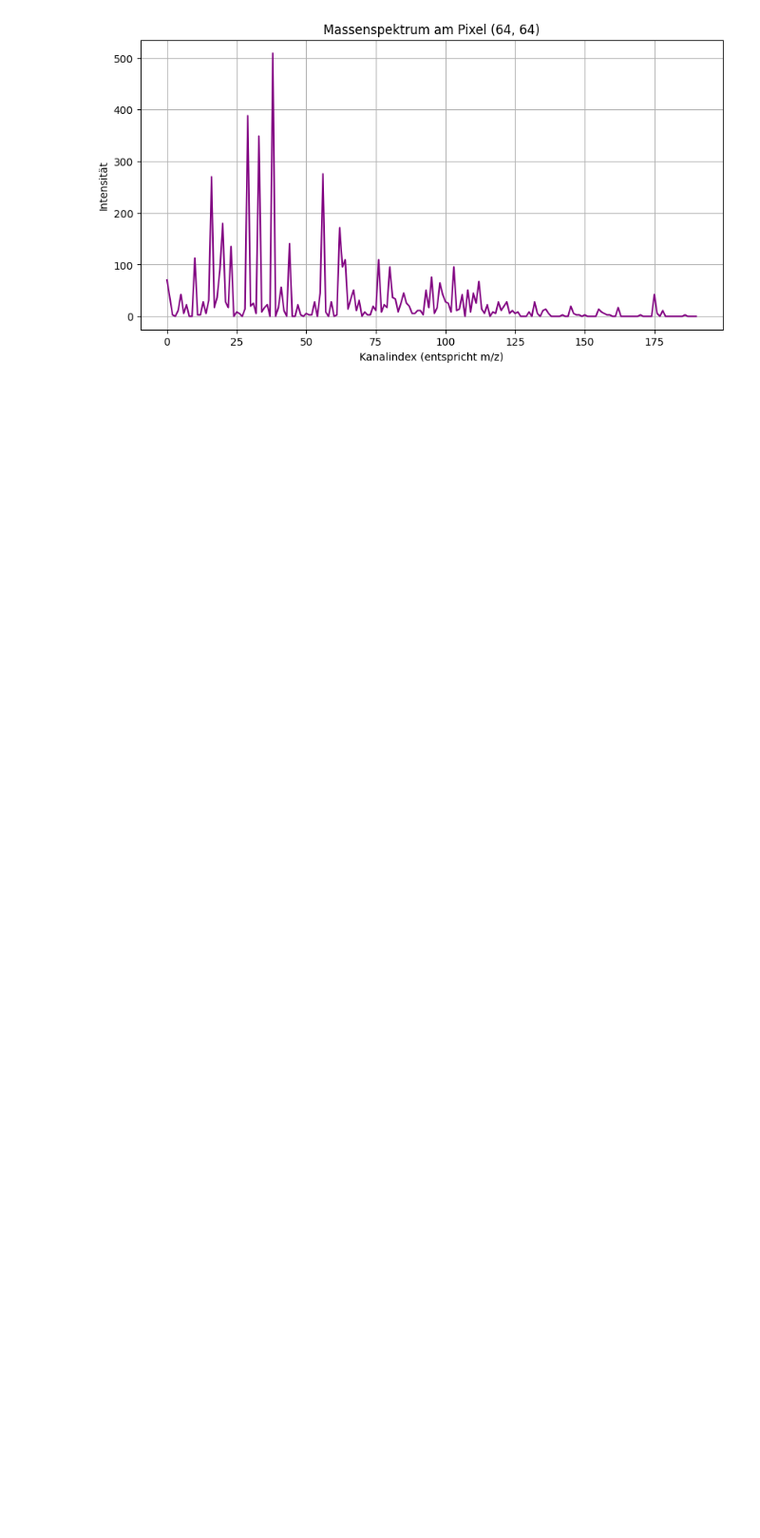
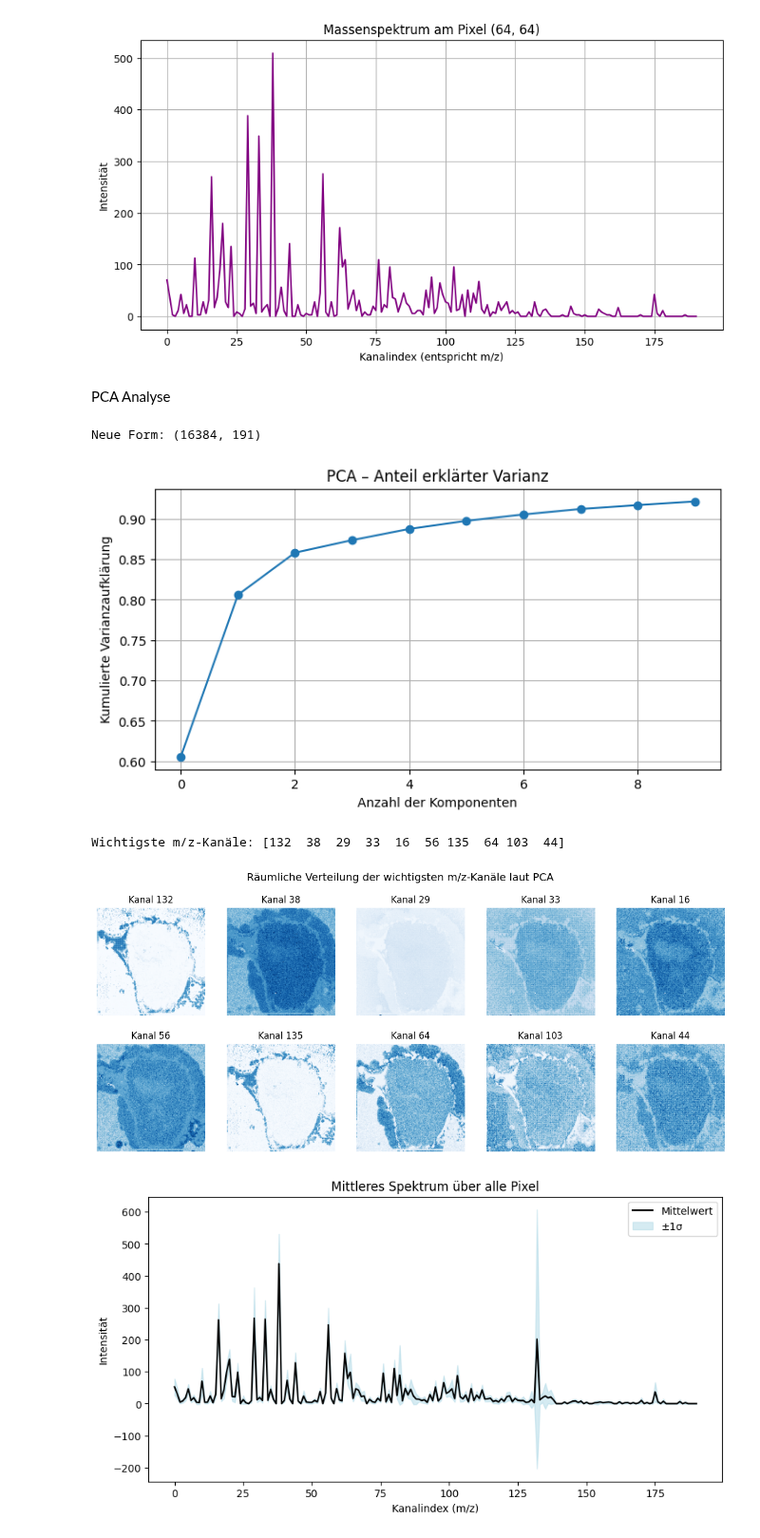
Before and after one commit to janphr03/MassSpectrometryImaging, a Jupyter notebook: Main.ipynb, the cells around one changed output. Shown at 95% size. Saved outputs shown, nothing was run; the diff lists cells and outputs as text; code cells hidden in the pictures; blank space fills up the shorter version.

```diff
--- a/Main.ipynb
+++ b/Main.ipynb
@@ -69,3 +74,67 @@ plt.grid(True)
 plt.show()
 # %% [output]
 [figure]
+# %% [markdown]
+PCA Analyse
+# %%
+# Umformung für PCA: Jeder Pixel = eine Zeile, jeder Kanal = ein Feature
+# z.B. (100x100x191) → (10000, 191)
+X = ims_cube.reshape(-1, ims_cube.shape[2])
+print("Neue Form:", X.shape)
+
+# Optional: Normalisierung der Intensitäten pro Pixel (verhindert Ausreißer)
+X = (X - X.mean(axis=1, keepdims=True)) / (X.std(axis=1, keepdims=True) + 1e-8)
+
+# PCA anwenden, um Hauptkomponenten zu extrahieren
+n_components = 10  # Anzahl gewünschter Hauptkomponenten
+pca = PCA(n_components=n_components)
+X_pca = pca.fit_transform(X)
+
+# Anteil der erklärten Varianz visualisieren
+plt.figure(figsize=(8, 4))
+plt.plot(np.cumsum(pca.explained_variance_ratio_), marker='o')
+plt.xlabel('Anzahl der Komponenten')
+plt.ylabel('Kumulierte Varianzaufklärung')
+plt.title('PCA – Anteil erklärter Varianz')
+plt.grid(True)
+plt.show()
+
+# Wichtigste Kanäle (m/z-Werte) herausfinden
+# Wir betrachten hier die erste Hauptkomponente
+loadings = np.abs(pca.components_[0])
+important_channels = np.argsort(loadings)[-10:][::-1]  # Top 10 mit höchstem Einfluss
+
+print("Wichtigste m/z-Kanäle:", important_channels)
+
+# Diese Kanäle im Bild visualisieren
+plt.figure(figsize=(15, 6))
+for i, ch in enumerate(important_channels, 1):
+    plt.subplot(2, 5, i)
+    plt.imshow(ims_cube[:, :, ch], cmap='Blues')
+    plt.title(f"Kanal {ch}")
+    plt.axis('off')
+
+plt.suptitle("Räumliche Verteilung der wichtigsten m/z-Kanäle laut PCA", fontsize=14)
+plt.show()
+
+# (Optional) Mittleres Spektrum über alle Pixel + Standardabweichung
+mean_spectrum = ims_cube.mean(axis=(0, 1))
+std_spectrum = ims_cube.std(axis=(0, 1))
+
+plt.figure(figsize=(10, 5))
+plt.plot(mean_spectrum, label='Mittelwert', color='black')
+plt.fill_between(range(len(mean_spectrum)),
+                 mean_spectrum - std_spectrum,
+                 mean_spectrum + std_spectrum,
+                 color='lightblue', alpha=0.5, label='±1σ')
+plt.title("Mittleres Spektrum über alle Pixel")
+plt.xlabel("Kanalindex (m/z)")
+plt.ylabel("Intensität")
+plt.legend()
+plt.show()
+# %% [output]
+Neue Form: (16384, 191)
+[figure, added]
+Wichtigste m/z-Kanäle: [132  38  29  33  16  56 135  64 103  44]
+[figure, added]
+[figure, added]
```
Also changed, not shown: parts of 4 cells of this notebook.
